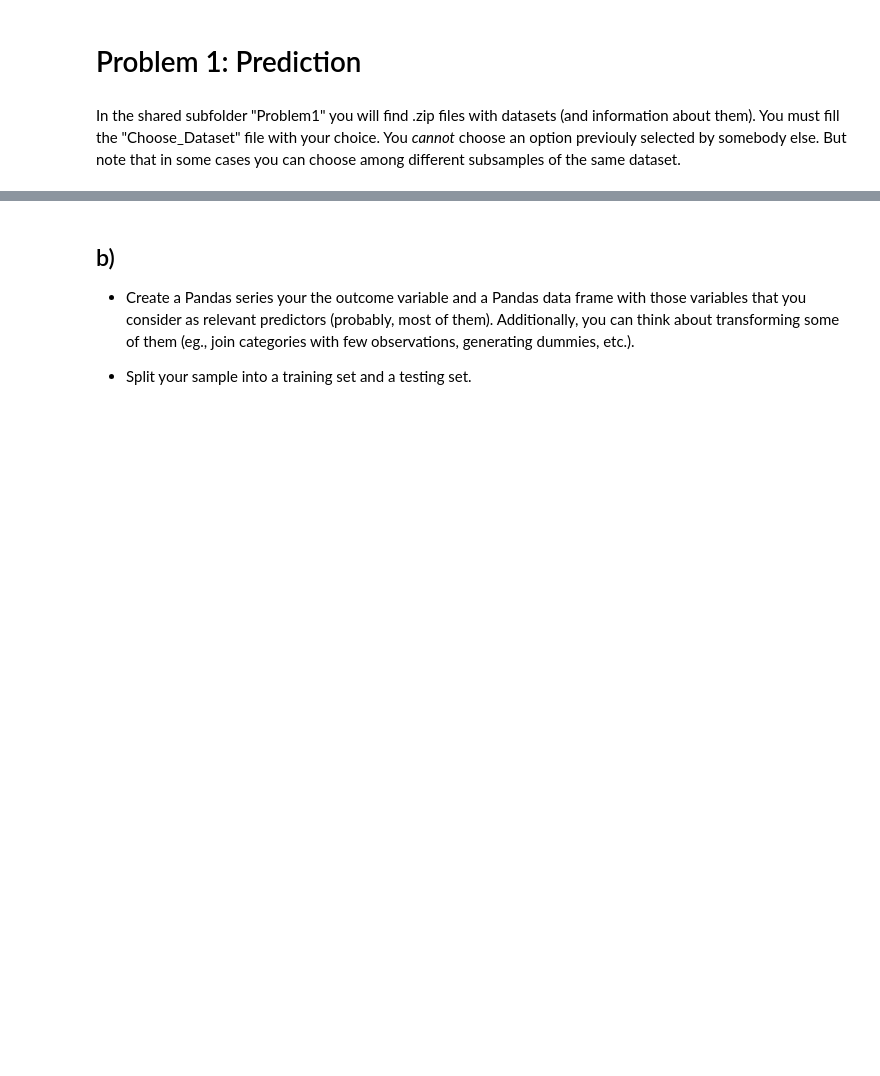
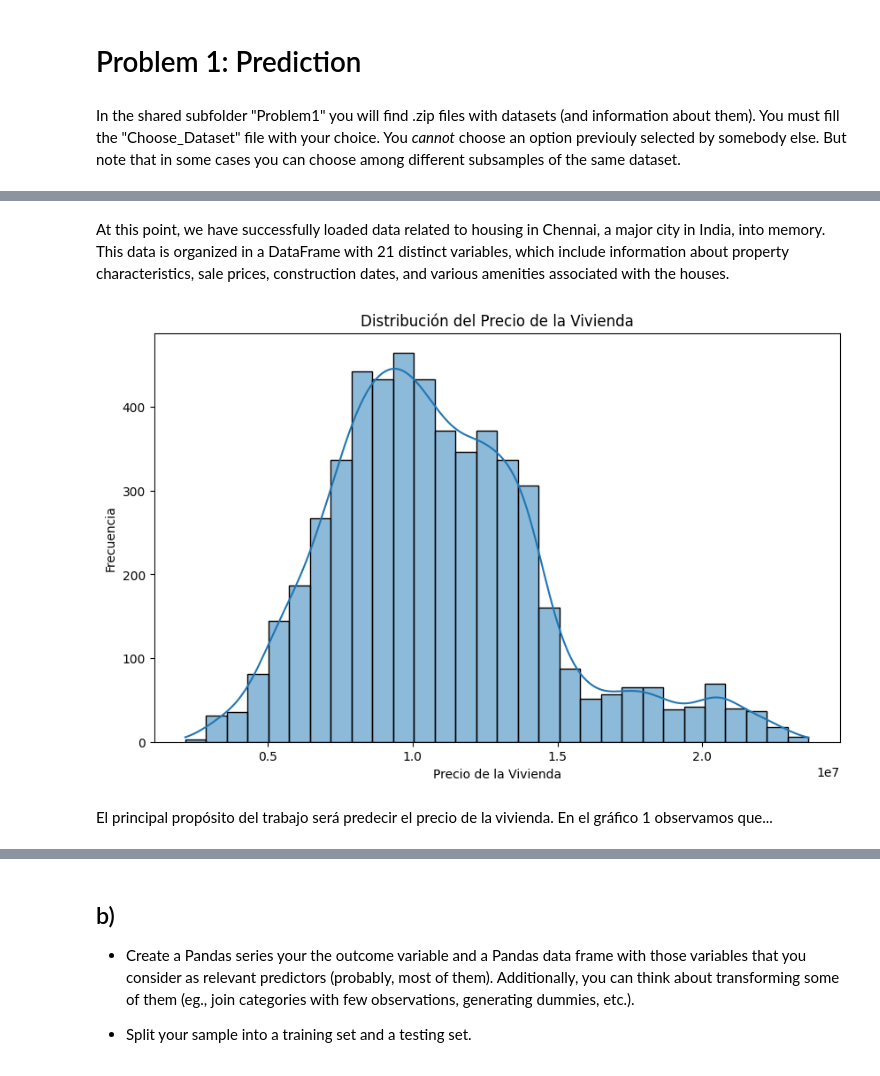
Before and after one commit to JoseEliasDuranRoa/Prediction-Models-for-Housing-Prices-in-Chennai, a Jupyter notebook: ProblemSet1_DuránRoa_JoséElías.ipynb, the cells around one changed output, grey strips where cells are left out. Cells and saved outputs as stored; diff of their text form; code cells hidden in the pictures; blank space fills up the shorter version.

```diff
--- a/ProblemSet1_DuránRoa_JoséElías.ipynb
+++ b/ProblemSet1_DuránRoa_JoséElías.ipynb
@@ -41,5 +41,7 @@ zip_file_path = '/content/drive/My Drive/chennai.zip'
 housing = pd.read_csv(zipfile.ZipFile(zip_file_path).extract('Chennai_housing_sale_2.csv'), index_col = 0)
 
 #Correct data type
-housing['DATE_SALE'] = pd.to_datetime(housing['DATE_SALE'])
-housing['DATE_BUILD'] = pd.to_datetime(housing['DATE_BUILD'])
+housing['DATE_SALE'] = pd.to_datetime(housing['DATE_SALE'], dayfirst=True)
+housing['DATE_BUILD'] = pd.to_datetime(housing['DATE_BUILD'], dayfirst=True)
+housing['N_BEDROOM'] = housing['N_BEDROOM'].astype('Int64')
+housing['N_BATHROOM'] = housing['N_BATHROOM'].astype('Int64')
@@ -57,0 +48,14 @@ housing.describe()
+# %% [markdown]
+At this point, we have successfully loaded data related to housing in Chennai, a major city in India, into memory. This data is organized in a DataFrame with 21 distinct variables, which include information about property characteristics, sale prices, construction dates, and various amenities associated with the houses.
+# %%
+# House prices distribution
+plt.figure(figsize=(10, 6))
+sns.histplot(housing['SALES_PRICE'], bins=30, kde=True)
+plt.title('Distribución del Precio de la Vivienda')
+plt.xlabel('Precio de la Vivienda')
+plt.ylabel('Frecuencia')
+plt.show()
+# %% [output]
+[figure, added]
+# %% [markdown]
+El principal propósito del trabajo será predecir el precio de la vivienda. En el gráfico 1 observamos que...
```
Also changed, not shown: parts of 6 cells of this notebook.
